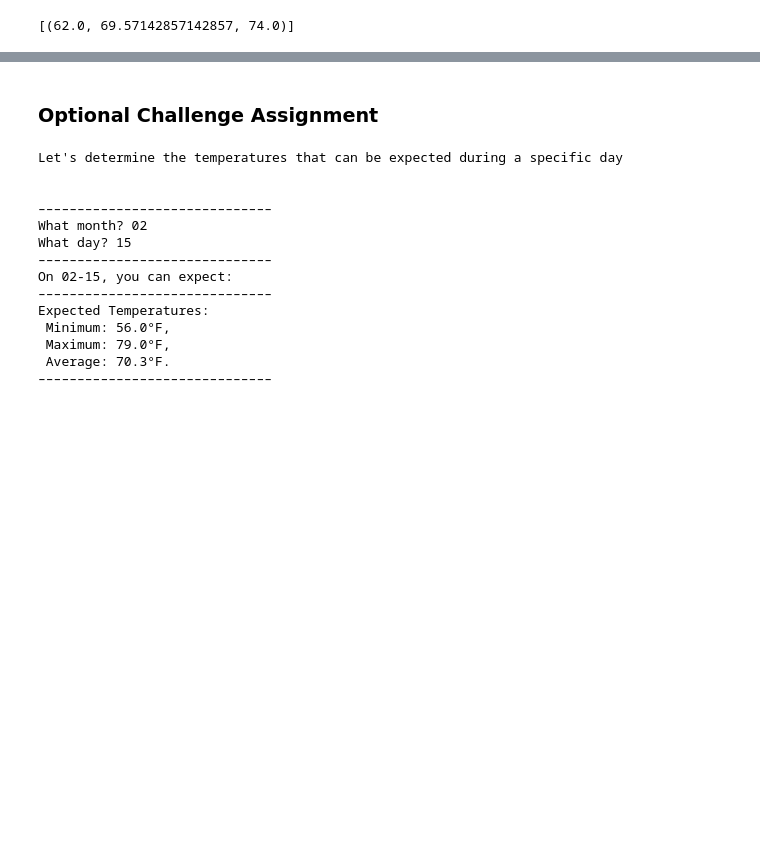
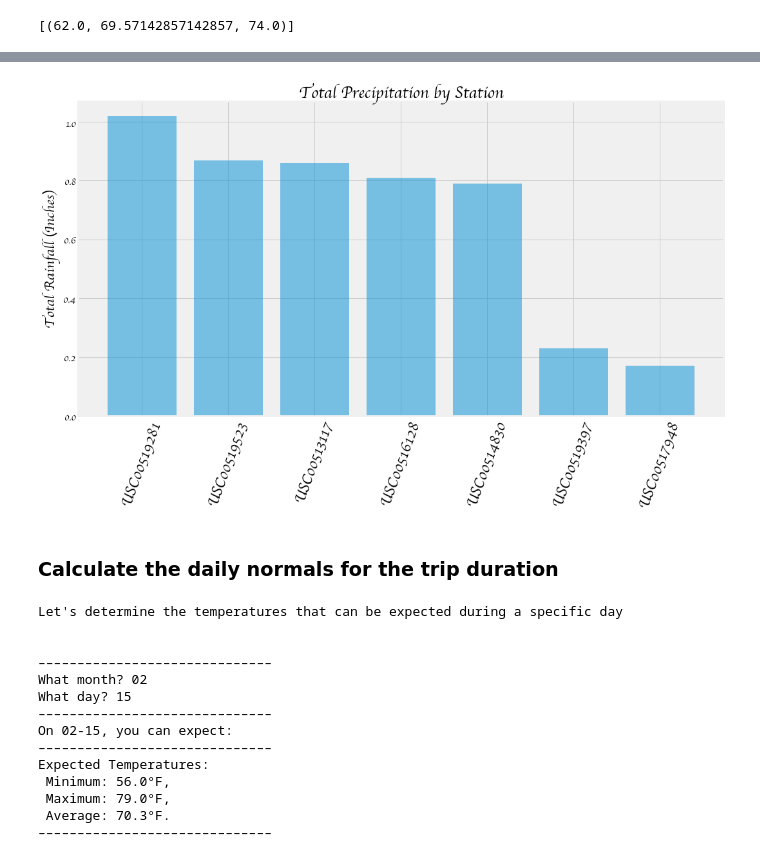
Before and after one commit to Ohmarr/SQL_Alchemy_Climate_Analysis, a Jupyter notebook: Climate_Analysis.ipynb, the cells around one changed output, grey strips where cells are left out. Drawn from its saved outputs; the diff is of its cells as text; code cells hidden in the pictures; blank space fills up the shorter version.

```diff
--- a/Climate_Analysis.ipynb
+++ b/Climate_Analysis.ipynb
@@ -315,7 +375,7 @@ station_query = [Station.name,
                  Station.longitude,
                  Station.latitude,
                  func.sum(Measurement.prcp).label('total_rainfall')]
-
+#round(day_normals_result[0][1], 1)
 station_results = session.query(*station_query).\
                   filter(Measurement.station == Station.station).\
                   filter(Measurement.date >= previous_year_trip_start).\
@@ -325,5 +385,13 @@ station_results = session.query(*station_query).\
                   all()
                   #order_by('total_rainfall').\ #label not working for descending values
 
-pprint(station_results)
+#pprint(station_results[:])
+columns = ['Name','Station_ID','Elevation','Longitude','Latitude','Total Rainfall']
+total_rainfall_df = pd.DataFrame(np.array(station_results), columns=columns)
+
+total_rainfall_df['Longitude'][0] = '-157.8489'
+total_rainfall_df['Total Rainfall'][2] = '0.86'
+total_rainfall_df['Total Rainfall'][4] = '0.79'
+
+total_rainfall_df
 # %% [output]
@@ -347,5 +406,35 @@ pprint(station_results)
-# %% [markdown]
-### Optional Challenge Assignment
+# %%
+# mean = trip_temps_df.Average
+# y_error_bar = trip_temps_df.Maximum - trip_temps_df.Minimum
+
+
+# temp_avgs_bar = mean.plot.bar(yerr=y_error_bar,
+#                               alpha=0.5,
+#                               figsize=(9,16))
+
+# plt.xlabel("")
+# plt.ylabel(f"Degrees ({degree_sign}F)", fontsize=15, family=['cursive'])
+# plt.yticks(fontsize='large')
+
+# plt.show()
+# ––––––––––––––––––––––––––––––––––––- * SETTING NEW PLOT DIMENSIONS * ––––––––––––––––––––––––––––––––––––-
+plt_dimensions[0] = 16.0                          #set width
+plt_dimensions[1] = 9.0                           #set height
+plt.rcParams["figure.figsize"] = plt_dimensions #
+
+total_rainfall_series = total_rainfall_df['Total Rainfall']
+station_id = total_rainfall_df['Station_ID']
+plt.bar(station_id, [float(x) for x in total_rainfall_series], alpha=0.5)
+plt.title('Total Precipitation by Station', fontsize=25, family=['cursive'], weight='bold')
+plt.yticks(fontsize='x-large', family=['cursive'])
+plt.ylabel('Total Rainfall (Inches)', size=22, family=['cursive'])
+plt.xticks(family=['cursive'], rotation=70, size=23)
+plt.savefig('Images/total_precipitation_by_station.png') #save figure
+plt.show()
+# %% [output]
+[figure, added]
+# %% [markdown]
+### Calculate the daily normals for the trip duration
 # %%
 # Create a query that will calculate the daily normals
 # (i.e. the averages for tmin, tmax, and tavg for all historic data matching a specific month and day)
```
Also changed, not shown: parts of 59 cells of this notebook, 13 other files.
